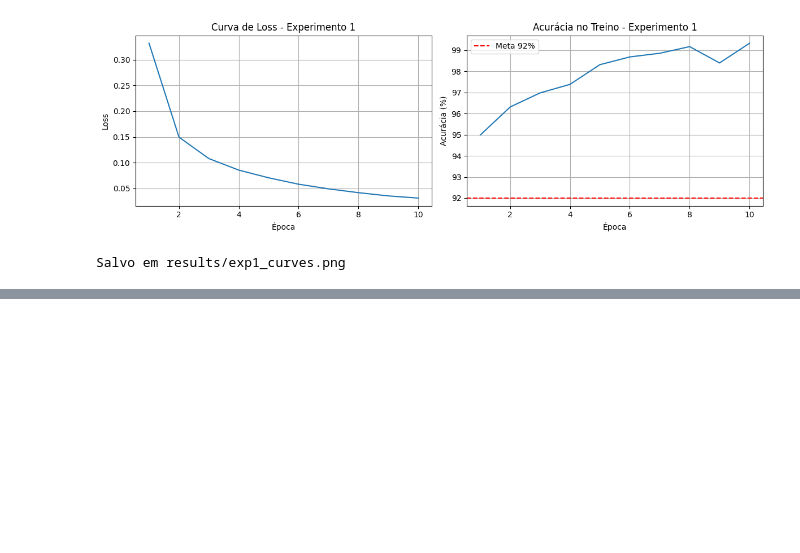
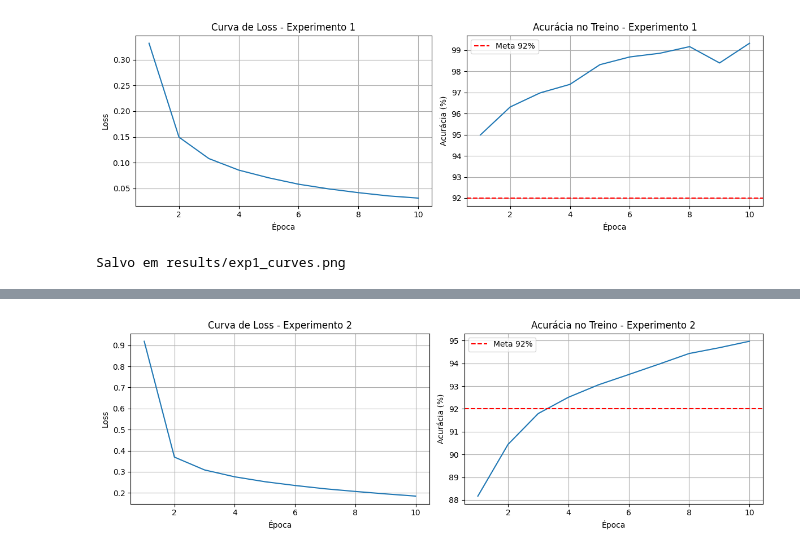
Before and after one commit to stefannevictoria/mlp, a Jupyter notebook: notebooks/experimentos.ipynb, the cells around one changed output, grey strips where cells are left out. Drawn from its saved outputs; the diff is of its cells as text; code cells hidden in the pictures; blank space fills up the shorter version.

Commit message:
feat: adiciona experimento 2 e resultados

```diff
--- a/notebooks/experimentos.ipynb
+++ b/notebooks/experimentos.ipynb
@@ -406,0 +509,23 @@ Salvo em results/exp1_curves.png
+# %%
+# Plot do experimento 2
+fig, (ax1, ax2) = plt.subplots(1, 2, figsize=(12, 4))
+
+ax1.plot(range(1, 11), loss_history2)
+ax1.set_title("Curva de Loss - Experimento 2")
+ax1.set_xlabel("Época")
+ax1.set_ylabel("Loss")
+ax1.grid(True)
+
+ax2.plot(range(1, 11), [a*100 for a in acc_history2])
+ax2.axhline(y=92, color='r', linestyle='--', label='Meta 92%')
+ax2.set_title("Acurácia no Treino - Experimento 2")
+ax2.set_xlabel("Época")
+ax2.set_ylabel("Acurácia (%)")
+ax2.legend()
+ax2.grid(True)
+
+plt.tight_layout()
+plt.savefig("../results/exp2_curves.png", dpi=150)
+plt.show()
+# %% [output]
+[figure, added]
```
Also changed, not shown: parts of 10 cells of this notebook, 2 other files.
